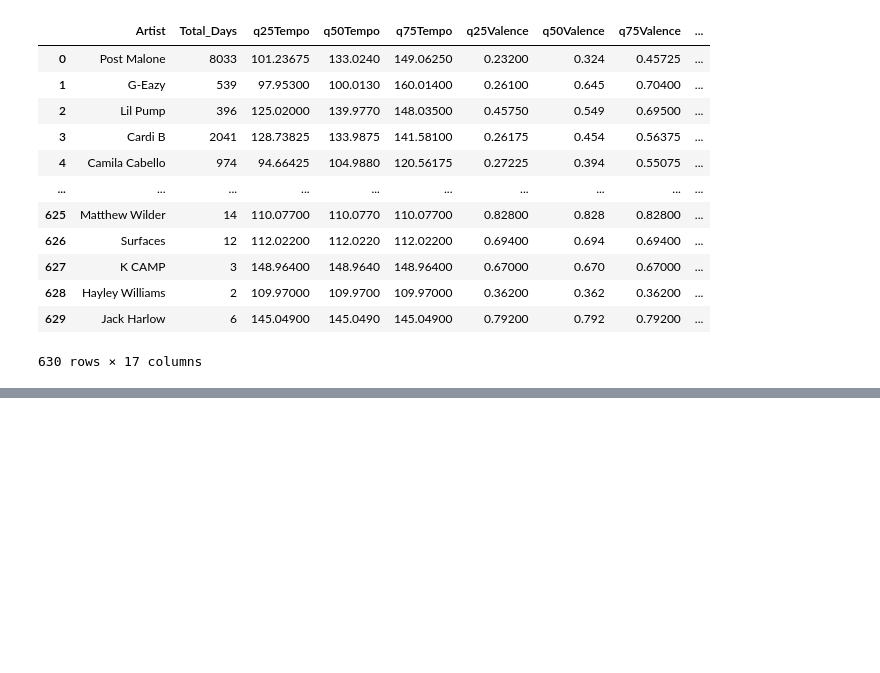
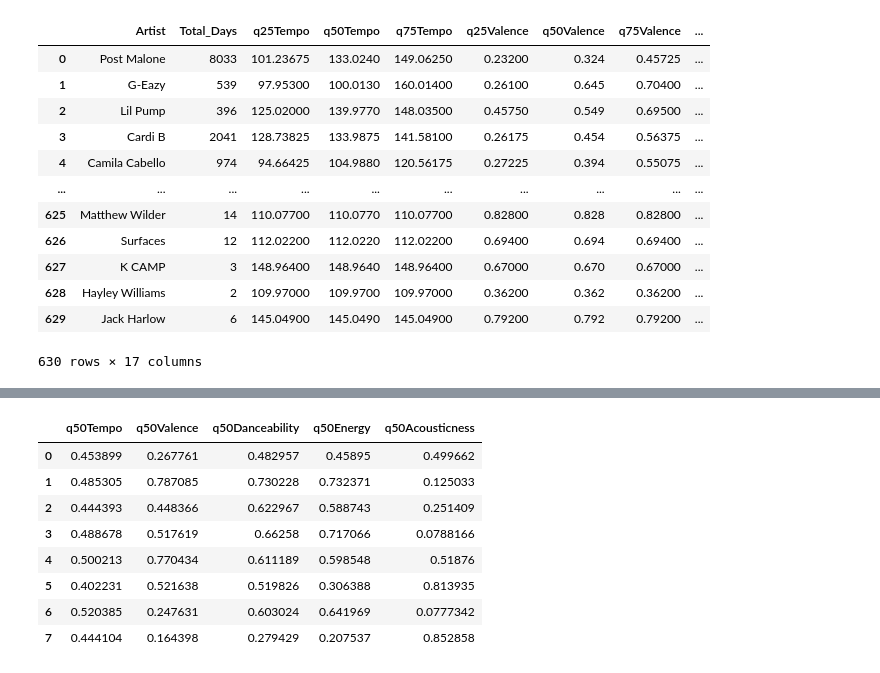
Before and after one commit to suneric98/Crescendo, a Jupyter notebook: data/cluster_artist_pca.ipynb, the cells around one changed output, grey strips where cells are left out. Drawn from its saved outputs; the diff is of its cells as text; code cells hidden in the pictures; blank space fills up the shorter version.

```diff
--- a/data/cluster_artist_pca.ipynb
+++ b/data/cluster_artist_pca.ipynb
@@ -291,0 +298,12 @@ label_artist_df.to_csv("ArtistData_clustered_pca.csv")
+# %%
+avg_df
+# %% [output]
+|  | q50Tempo | q50Valence | q50Danceability | q50Energy | q50Acousticness |
+| 0 | 0.453899 | 0.267761 | 0.482957 | 0.45895 | 0.499662 |
+| 1 | 0.485305 | 0.787085 | 0.730228 | 0.732371 | 0.125033 |
+| 2 | 0.444393 | 0.448366 | 0.622967 | 0.588743 | 0.251409 |
+| 3 | 0.488678 | 0.517619 | 0.66258 | 0.717066 | 0.0788166 |
+| 4 | 0.500213 | 0.770434 | 0.611189 | 0.598548 | 0.51876 |
+| 5 | 0.402231 | 0.521638 | 0.519826 | 0.306388 | 0.813935 |
+| 6 | 0.520385 | 0.247631 | 0.603024 | 0.641969 | 0.0777342 |
+| 7 | 0.444104 | 0.164398 | 0.279429 | 0.207537 | 0.852858 |
```
Also changed, not shown: parts of 7 cells of this notebook.
